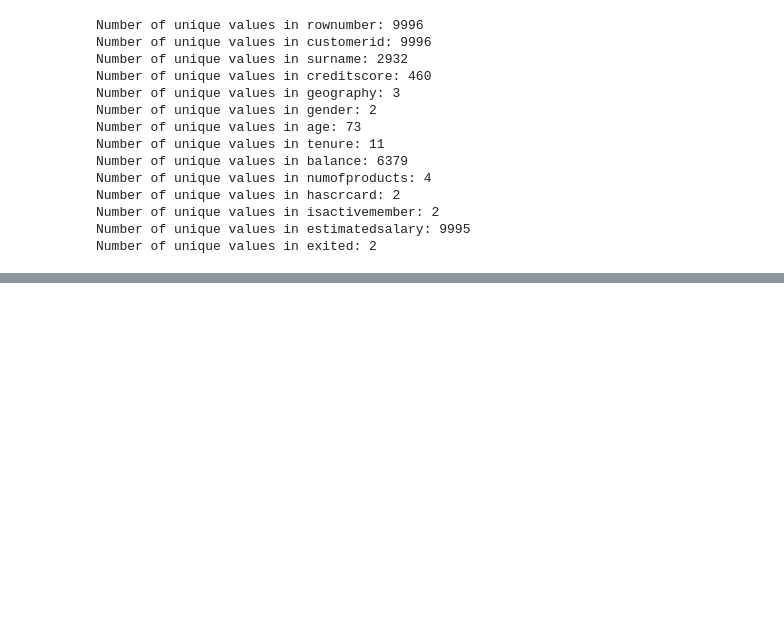
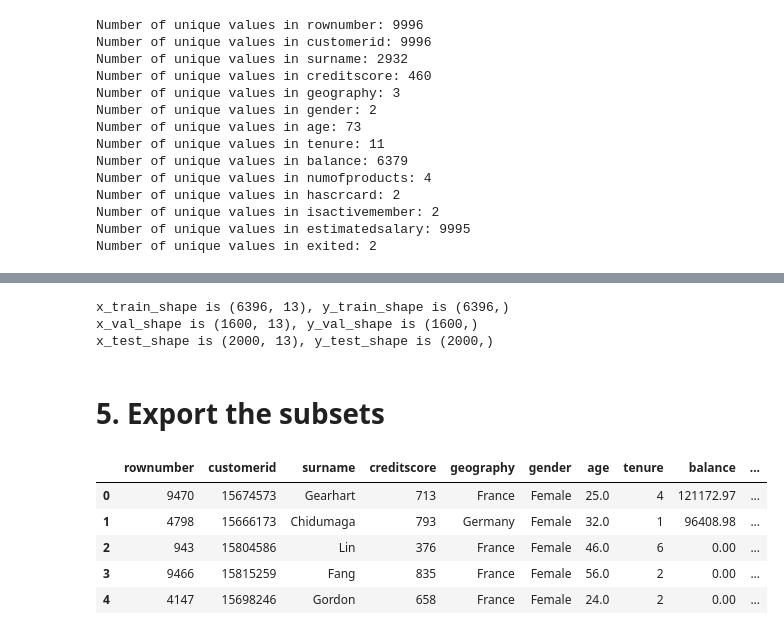
Before and after one commit to Satish-Kumar-1/customer-churn-prediction, a Jupyter notebook: Research/notebook/data_cleaning.ipynb, the cells around one changed output, grey strips where cells are left out. Drawn from its saved outputs; the diff is of its cells as text; code cells hidden in the pictures; blank space fills up the shorter version.

```diff
--- a/Research/notebook/data_cleaning.ipynb
+++ b/Research/notebook/data_cleaning.ipynb
@@ -250,0 +156,33 @@ train_data.head()
+# %%
+x = cleaned_data.drop(columns = 'exited')
+y = cleaned_data.exited.copy()
+# %%
+x_, x_test, y_, y_test = train_test_split(x,y, test_size=0.2, random_state=42)
+x_train, x_val, y_train, y_val = train_test_split(x_, y_, test_size=0.2, random_state=42)
+# %%
+print(f"x_train_shape is {x_train.shape}, y_train_shape is {y_train.shape}")
+print(f"x_val_shape is {x_val.shape}, y_val_shape is {y_val.shape}")
+print(f"x_test_shape is {x_test.shape}, y_test_shape is {y_test.shape}")
+# %% [output]
+x_train_shape is (6396, 13), y_train_shape is (6396,)
+x_val_shape is (1600, 13), y_val_shape is (1600,)
+x_test_shape is (2000, 13), y_test_shape is (2000,)
+# %% [markdown]
+# 5. Export the subsets
+# %%
+def export_data(x, y, name):
+    file_name = f"{name}.csv"
+    file_path = os.path.join(project_dir, data_dir, file_name)
+
+    x.join(y).to_csv(file_path,index = False)
+
+    return pd.read_csv(file_path).head()
+# %%
+export_data(x_train, y_train, "train")
+# %% [output]
+|  | rownumber | customerid | surname | creditscore | geography | gender | age | tenure | balance | ... |
+| 0 | 9470 | 15674573 | Gearhart | 713 | France | Female | 25.0 | 4 | 121172.97 | ... |
+| 1 | 4798 | 15666173 | Chidumaga | 793 | Germany | Female | 32.0 | 1 | 96408.98 | ... |
+| 2 | 943 | 15804586 | Lin | 376 | France | Female | 46.0 | 6 | 0.00 | ... |
+| 3 | 9466 | 15815259 | Fang | 835 | France | Female | 56.0 | 2 | 0.00 | ... |
+| 4 | 4147 | 15698246 | Gordon | 658 | France | Female | 24.0 | 2 | 0.00 | ... |
```
Also changed, not shown: parts of 34 cells of this notebook, 5 other files.
